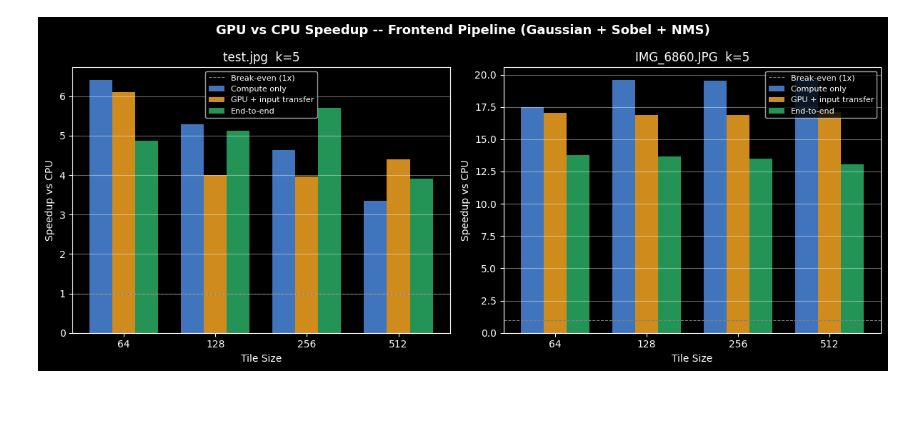
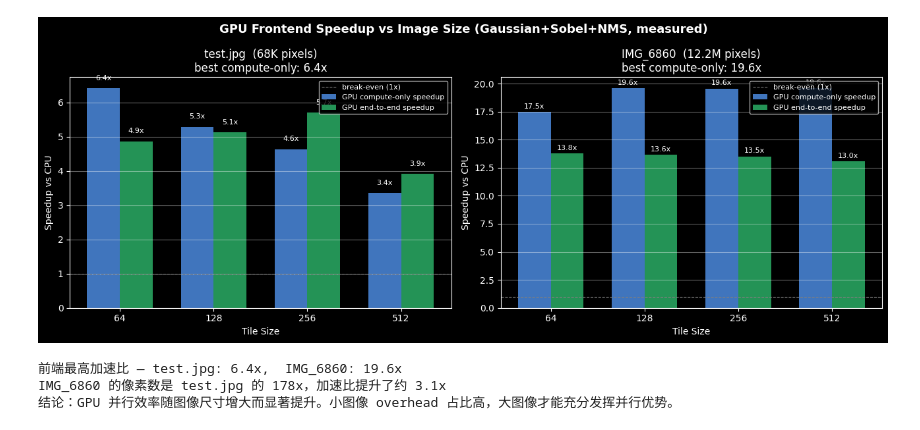
Before and after one commit to SoftEng751-2026/group5-canny-cutile, a Jupyter notebook: notebooks/evaluate_performance.ipynb, the cells around one changed output. Cells and saved outputs as stored; diff of their text form; code cells hidden in the pictures; blank space fills up the shorter version.

```diff
--- a/notebooks/evaluate_performance.ipynb
+++ b/notebooks/evaluate_performance.ipynb
@@ -122,34 +173,42 @@ plt.show()
 # %%
-# Chart 2: Frontend pipeline speedup (GPU vs CPU)
-fig, axes = plt.subplots(1, 2, figsize=(12, 5))
-fig.suptitle("GPU vs CPU Speedup -- Frontend Pipeline (Gaussian + Sobel + NMS)", fontsize=13, fontweight="bold")
+pipe_test = load_csv('19_cutile_canny_pipeline_test_k5_s1p4.csv')
+pipe_img  = load_csv('19_cutile_canny_pipeline_IMG_6860_k5_s1p4.csv')
 
-for ax, rows, label in [
-    (axes[0], pipe_test_k5, "test.jpg  k=5"),
-    (axes[1], pipe_img_k5,  "IMG_6860.JPG  k=5"),
+fig, axes = plt.subplots(1, 2, figsize=(13, 5))
+fig.suptitle('GPU Frontend Speedup vs Image Size (Gaussian+Sobel+NMS, measured)',
+             fontsize=13, fontweight='bold')
+
+for ax, rows, label, npx in [
+    (axes[0], pipe_test, 'test.jpg  (68K pixels)',      68160),
+    (axes[1], pipe_img,  'IMG_6860  (12.2M pixels)', 3024*4032),
 ]:
     if not rows:
-        continue
-    ts         = [int(r["tile_size"]) for r in rows]
-    sp_compute = [float(r["speedup_compute_only"]) for r in rows]
-    sp_trans   = [float(r["speedup_with_input_transfer"]) for r in rows]
-    sp_e2e     = [float(r["speedup_end_to_end"]) for r in rows]
-    x = np.arange(len(ts))
-    w = 0.25
-    ax.bar(x - w,   sp_compute, w, label="Compute only",         color=COLORS["gpu"],    alpha=0.85)
-    ax.bar(x,       sp_trans,   w, label="GPU + input transfer", color=COLORS["cupy"],   alpha=0.85)
-    ax.bar(x + w,   sp_e2e,     w, label="End-to-end",           color=COLORS["cutile"], alpha=0.85)
-    ax.axhline(1.0, color="gray", linestyle="--", linewidth=0.8, label="Break-even (1x)")
-    ax.set_xticks(x)
-    ax.set_xticklabels([str(t) for t in ts])
-    ax.set_xlabel("Tile Size")
-    ax.set_ylabel("Speedup vs CPU")
-    ax.set_title(label)
-    ax.legend(fontsize=8)
-    ax.grid(axis="y", alpha=0.4)
+        ax.set_title(label + ' — data missing'); continue
+    ts  = [int(r['tile_size'])                    for r in rows]
+    sp_compute = [float(r['speedup_compute_only'])    for r in rows]
+    sp_e2e     = [float(r['speedup_end_to_end'])      for r in rows]
+    x = np.arange(len(ts)); w = 0.35
+    ax.bar(x-w/2, sp_compute, w, label='GPU compute-only speedup', color=COLORS['gpu'],    alpha=0.85)
+    ax.bar(x+w/2, sp_e2e,     w, label='GPU end-to-end speedup',   color=COLORS['cutile'], alpha=0.85)
+    ax.axhline(1.0, color='gray', linestyle='--', linewidth=0.8, label='break-even (1x)')
+    ax.set_xticks(x); ax.set_xticklabels([str(t) for t in ts])
+    ax.set_xlabel('Tile Size'); ax.set_ylabel('Speedup vs CPU')
+    ax.set_title(f'{label}\nbest compute-only: {max(sp_compute):.1f}x')
+    ax.legend(fontsize=8); ax.grid(axis='y', alpha=0.4)
+    for i, (sc, se) in enumerate(zip(sp_compute, sp_e2e)):
+        ax.text(i-w/2, sc+0.2, f'{sc:.1f}x', ha='center', va='bottom', fontsize=8)
+        ax.text(i+w/2, se+0.2, f'{se:.1f}x', ha='center', va='bottom', fontsize=8)
 
 plt.tight_layout()
-fig.savefig(REPORT_DIR / "perf_2_frontend_speedup.png", dpi=150, bbox_inches="tight")
 plt.show()
+
+best_test = max(col(pipe_test,'speedup_compute_only')) if pipe_test else 0
+best_img  = max(col(pipe_img, 'speedup_compute_only')) if pipe_img  else 0
+print(f'前端最高加速比 — test.jpg: {best_test:.1f}x,  IMG_6860: {best_img:.1f}x')
+print(f'IMG_6860 的像素数是 test.jpg 的 {3024*4032//68160}x，加速比提升了约 {best_img/best_test:.1f}x')
+print('结论：GPU 并行效率随图像尺寸增大而显著提升。小图像 overhead 占比高，大图像才能充分发挥并行优势。')
 # %% [output]
-[figure, old version]
+[figure, new version]
+前端最高加速比 — test.jpg: 6.4x,  IMG_6860: 19.6x
+IMG_6860 的像素数是 test.jpg 的 178x，加速比提升了约 3.1x
+结论：GPU 并行效率随图像尺寸增大而显著提升。小图像 overhead 占比高，大图像才能充分发挥并行优势。
```
Also changed, not shown: parts of 29 cells of this notebook, 1 other file.
